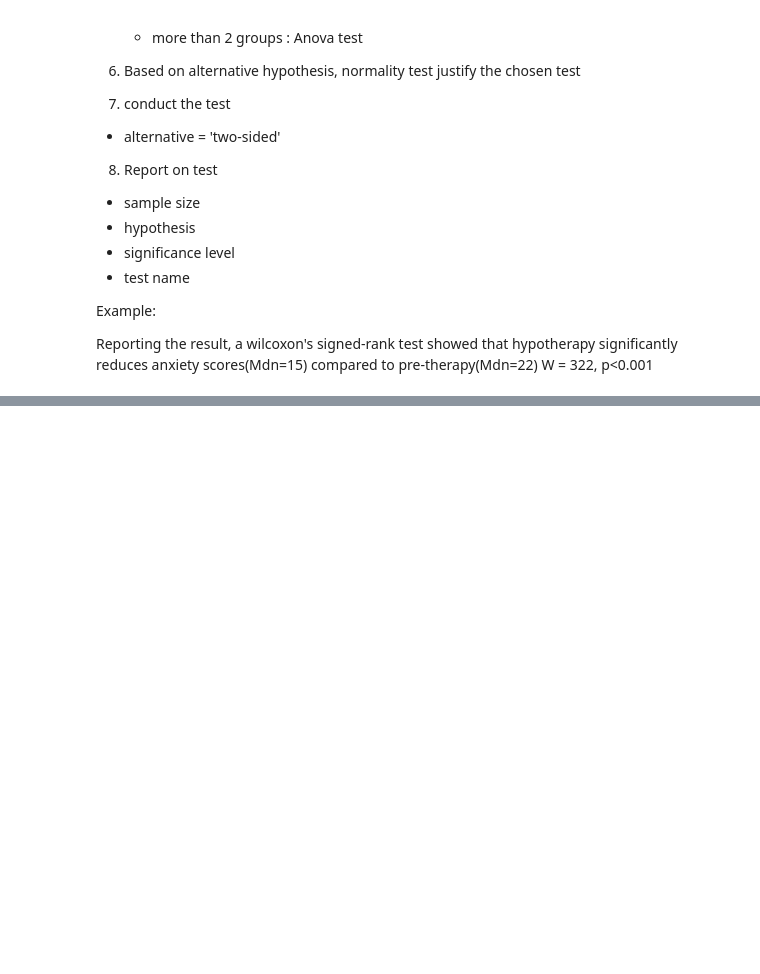
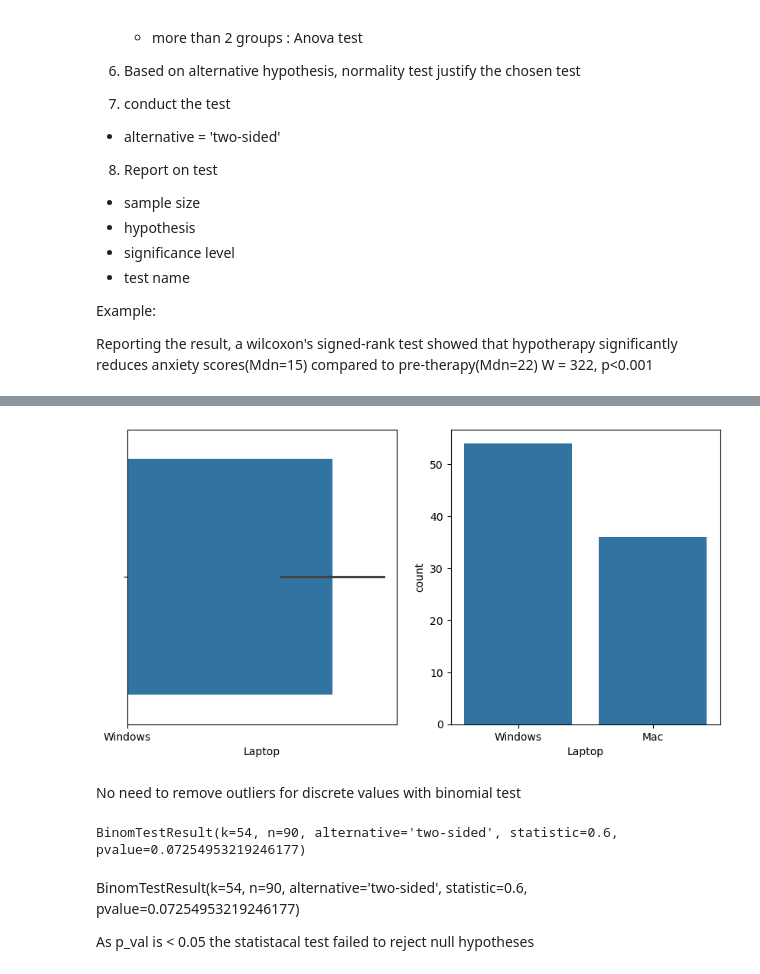
Before and after one commit to pallaviaithalnarayan/Learnings, a Jupyter notebook: hcir.ipynb, the cells around one changed output, grey strips where cells are left out. Drawn from its saved outputs; the diff is of its cells as text; code cells hidden in the pictures; blank space fills up the shorter version.

```diff
--- a/hcir.ipynb
+++ b/hcir.ipynb
@@ -70,0 +319,5 @@ Reporting the result, a wilcoxon's signed-rank test showed that hypotherapy sign
+# %%
+# load data
+file_path = r'C:\Users\palla\Downloads\hcir-lecturtes\lecture-11-statistical_test_slides_exercises_Jan2025_final\statistical_test_slides_exercises_Jan2025_final\Data-for-handbook-upload\Binomial.csv'
+
+df = pd.read_csv(file_path)
@@ -70,0 +333,12 @@ Reporting the result, a wilcoxon's signed-rank test showed that hypotherapy sign
+# %%
+#Plot
+plt.figure(figsize=(10,5))
+plt.subplot(1,2,1)
+sns.barplot(data = df, x='Laptop')
+plt.subplot(1,2,2)
+sns.countplot(data=df, x = 'Laptop')
+plt.show()
+# %% [output]
+[figure, added]
+# %% [markdown]
+No need to remove outliers for discrete values with binomial test
@@ -70,0 +355,12 @@ Reporting the result, a wilcoxon's signed-rank test showed that hypotherapy sign
+# %%
+# Perform binomial test
+total_len = len(df)
+windows = df[df['Laptop'] == 'Windows']
+t_stats = stats.binomtest(len(windows), len(df), p=0.5)
+print(t_stats)
+# %% [output]
+BinomTestResult(k=54, n=90, alternative='two-sided', statistic=0.6, pvalue=0.07254953219246177)
+# %% [markdown]
+BinomTestResult(k=54, n=90, alternative='two-sided', statistic=0.6, pvalue=0.07254953219246177)
+
+As p_val is < 0.05 the statistacal test failed to reject null hypotheses
```
Also changed, not shown: parts of 34 cells of this notebook.
